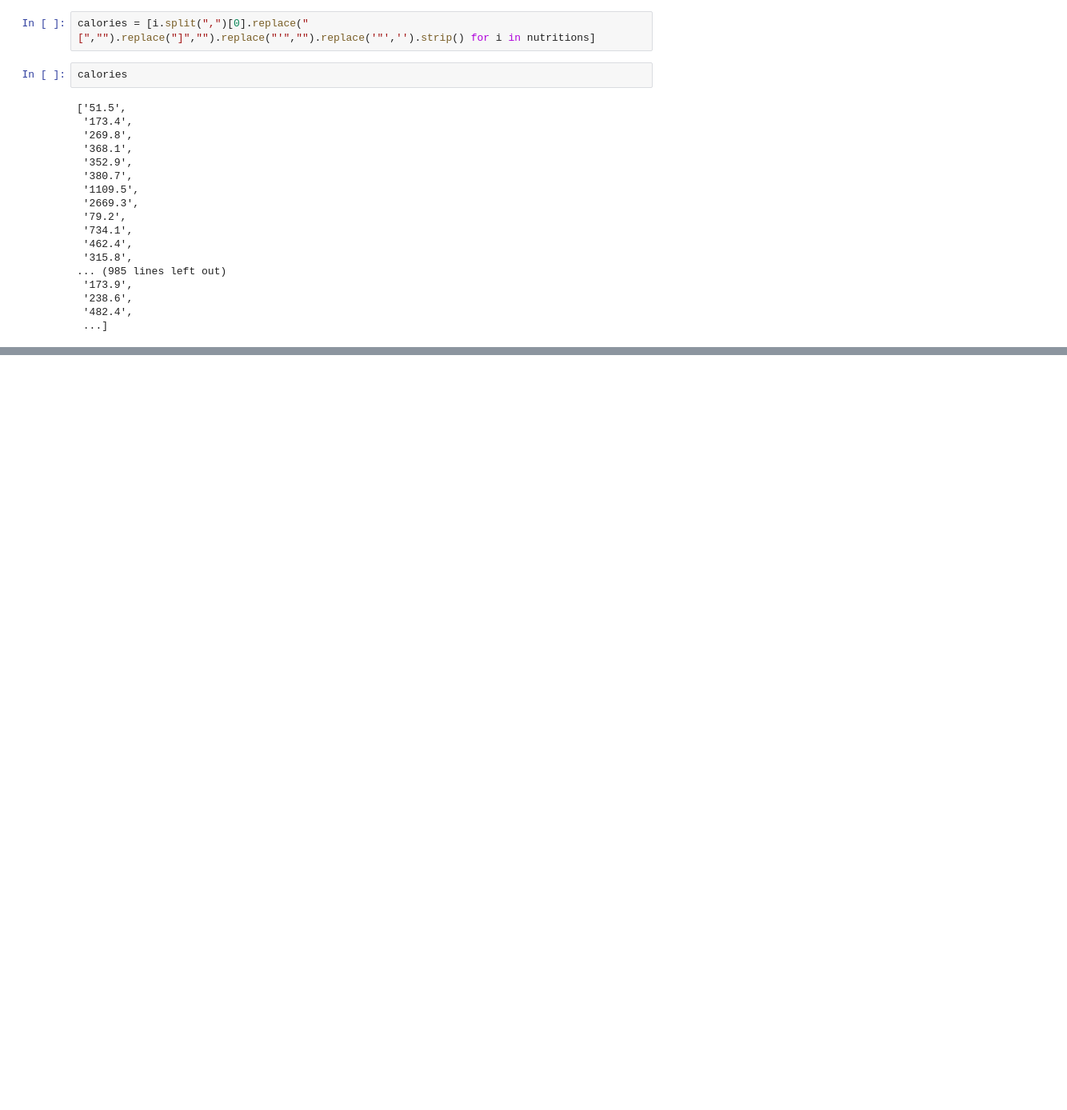
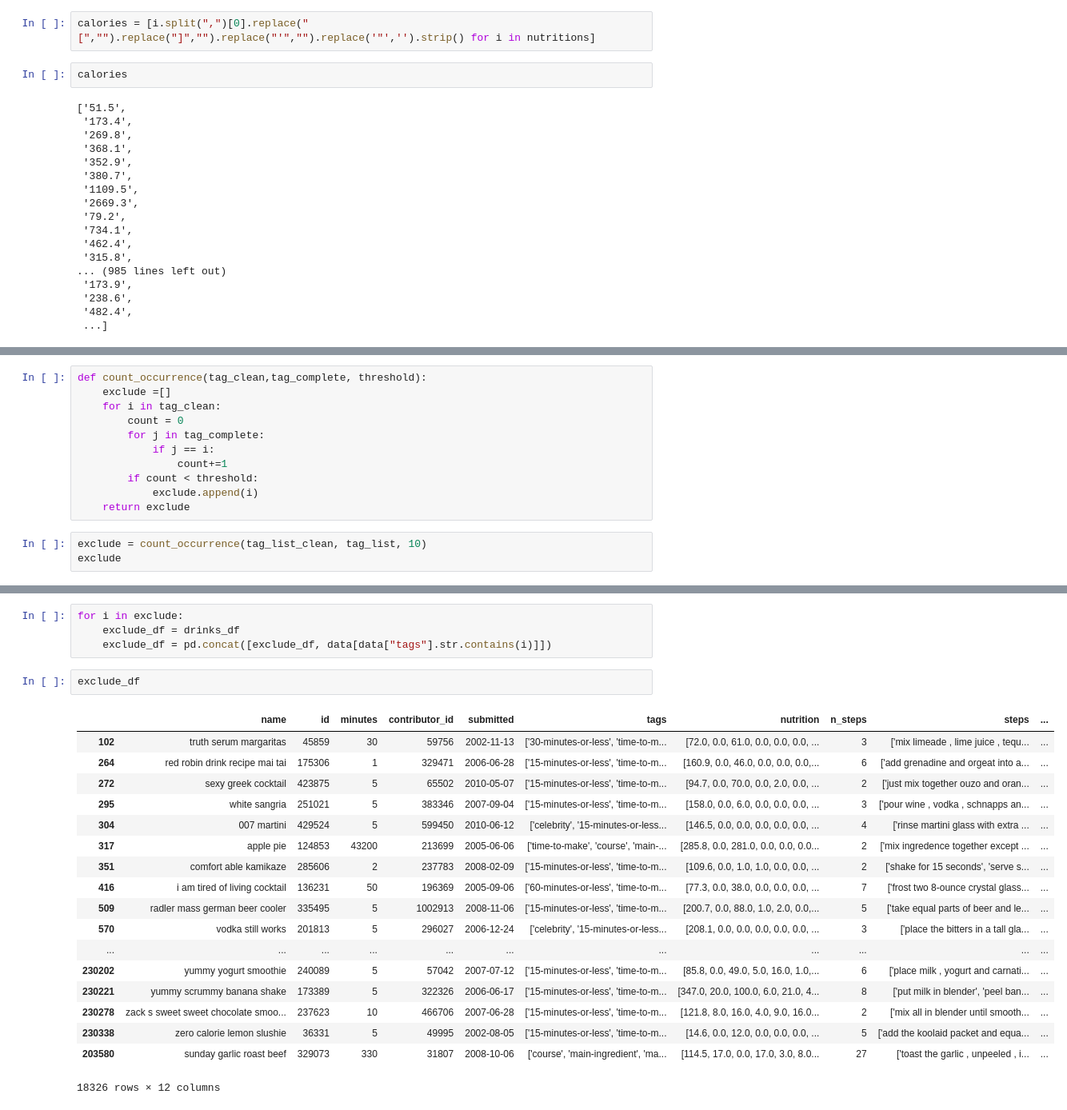
Before and after one commit to Phlasse/Fed_up, a Jupyter notebook: notebooks/phillip/phillip-data-exploration.ipynb, the cells around one changed output, grey strips where cells are left out. Shown: that part at 80% size. Drawn from its saved outputs; the diff is of its cells as text; blank space fills up the shorter version.

```diff
--- a/notebooks/phillip/phillip-data-exploration.ipynb
+++ b/notebooks/phillip/phillip-data-exploration.ipynb
@@ -269,0 +291,14 @@ calories
+# %%
+def count_occurrence(tag_clean,tag_complete, threshold):
+    exclude =[]
+    for i in tag_clean:
+        count = 0
+        for j in tag_complete:
+            if j == i:
+                count+=1
+        if count < threshold:
+            exclude.append(i)
+    return exclude
+# %%
+exclude = count_occurrence(tag_list_clean, tag_list, 10)
+exclude
@@ -269,0 +360,25 @@ calories
+# %%
+for i in exclude:
+    exclude_df = drinks_df
+    exclude_df = pd.concat([exclude_df, data[data["tags"].str.contains(i)]])
+# %%
+exclude_df
+# %% [output]
+|  | name | id | minutes | contributor_id | submitted | tags | nutrition | n_steps | steps | ... |
+| 102 | truth serum margaritas | 45859 | 30 | 59756 | 2002-11-13 | ['30-minutes-or-less', 'time-to-m... | [72.0, 0.0, 61.0, 0.0, 0.0, 0.0, ... | 3 | ['mix limeade , lime juice , tequ... | ... |
+| 264 | red robin drink recipe mai tai | 175306 | 1 | 329471 | 2006-06-28 | ['15-minutes-or-less', 'time-to-m... | [160.9, 0.0, 46.0, 0.0, 0.0, 0.0,... | 6 | ['add grenadine and orgeat into a... | ... |
+| 272 | sexy greek cocktail | 423875 | 5 | 65502 | 2010-05-07 | ['15-minutes-or-less', 'time-to-m... | [94.7, 0.0, 70.0, 0.0, 2.0, 0.0, ... | 2 | ['just mix together ouzo and oran... | ... |
+| 295 | white sangria | 251021 | 5 | 383346 | 2007-09-04 | ['15-minutes-or-less', 'time-to-m... | [158.0, 0.0, 6.0, 0.0, 0.0, 0.0, ... | 3 | ['pour wine , vodka , schnapps an... | ... |
+| 304 | 007 martini | 429524 | 5 | 599450 | 2010-06-12 | ['celebrity', '15-minutes-or-less... | [146.5, 0.0, 0.0, 0.0, 0.0, 0.0, ... | 4 | ['rinse martini glass with extra ... | ... |
+| 317 | apple pie | 124853 | 43200 | 213699 | 2005-06-06 | ['time-to-make', 'course', 'main-... | [285.8, 0.0, 281.0, 0.0, 0.0, 0.0... | 2 | ['mix ingredence together except ... | ... |
+| 351 | comfort able kamikaze | 285606 | 2 | 237783 | 2008-02-09 | ['15-minutes-or-less', 'time-to-m... | [109.6, 0.0, 1.0, 1.0, 0.0, 0.0, ... | 2 | ['shake for 15 seconds', 'serve s... | ... |
+| 416 | i am tired of living cocktail | 136231 | 50 | 196369 | 2005-09-06 | ['60-minutes-or-less', 'time-to-m... | [77.3, 0.0, 38.0, 0.0, 0.0, 0.0, ... | 7 | ['frost two 8-ounce crystal glass... | ... |
+| 509 | radler mass german beer cooler | 335495 | 5 | 1002913 | 2008-11-06 | ['15-minutes-or-less', 'time-to-m... | [200.7, 0.0, 88.0, 1.0, 2.0, 0.0,... | 5 | ['take equal parts of beer and le... | ... |
+| 570 | vodka still works | 201813 | 5 | 296027 | 2006-12-24 | ['celebrity', '15-minutes-or-less... | [208.1, 0.0, 0.0, 0.0, 0.0, 0.0, ... | 3 | ['place the bitters in a tall gla... | ... |
+| ... | ... | ... | ... | ... | ... | ... | ... | ... | ... | ... |
+| 230202 | yummy yogurt smoothie | 240089 | 5 | 57042 | 2007-07-12 | ['15-minutes-or-less', 'time-to-m... | [85.8, 0.0, 49.0, 5.0, 16.0, 1.0,... | 6 | ['place milk , yogurt and carnati... | ... |
+| 230221 | yummy scrummy banana shake | 173389 | 5 | 322326 | 2006-06-17 | ['15-minutes-or-less', 'time-to-m... | [347.0, 20.0, 100.0, 6.0, 21.0, 4... | 8 | ['put milk in blender', 'peel ban... | ... |
+| 230278 | zack s sweet sweet chocolate smoo... | 237623 | 10 | 466706 | 2007-06-28 | ['15-minutes-or-less', 'time-to-m... | [121.8, 8.0, 16.0, 4.0, 9.0, 16.0... | 2 | ['mix all in blender until smooth... | ... |
+| 230338 | zero calorie lemon slushie | 36331 | 5 | 49995 | 2002-08-05 | ['15-minutes-or-less', 'time-to-m... | [14.6, 0.0, 12.0, 0.0, 0.0, 0.0, ... | 5 | ['add the koolaid packet and equa... | ... |
+| 203580 | sunday garlic roast beef | 329073 | 330 | 31807 | 2008-10-06 | ['course', 'main-ingredient', 'ma... | [114.5, 17.0, 0.0, 17.0, 3.0, 8.0... | 27 | ['toast the garlic , unpeeled , i... | ... |
+18326 rows × 12 columns
```
Also changed, not shown: parts of 17 cells of this notebook.
